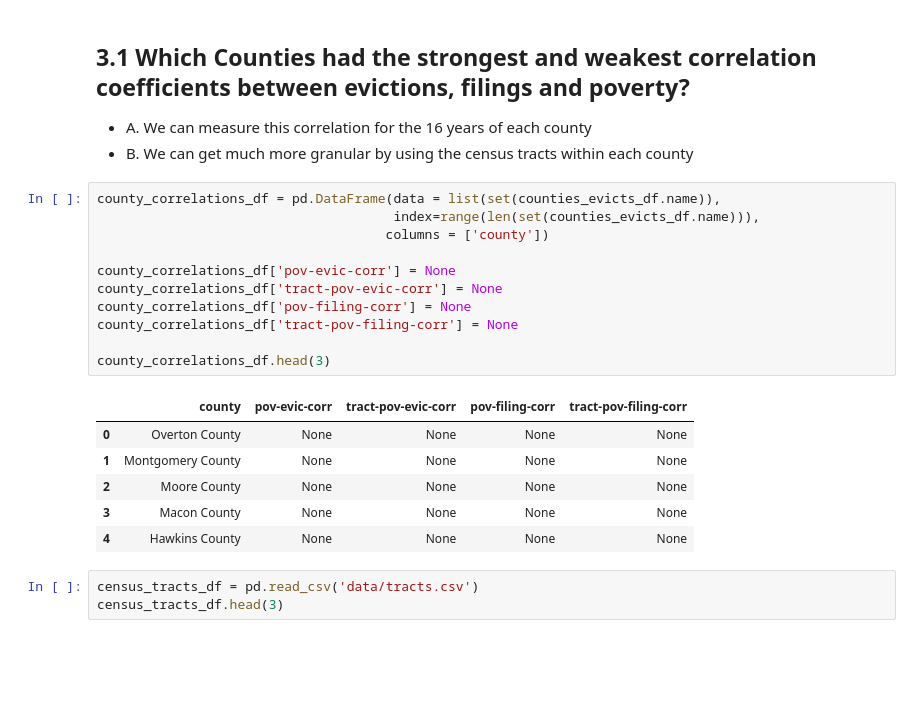
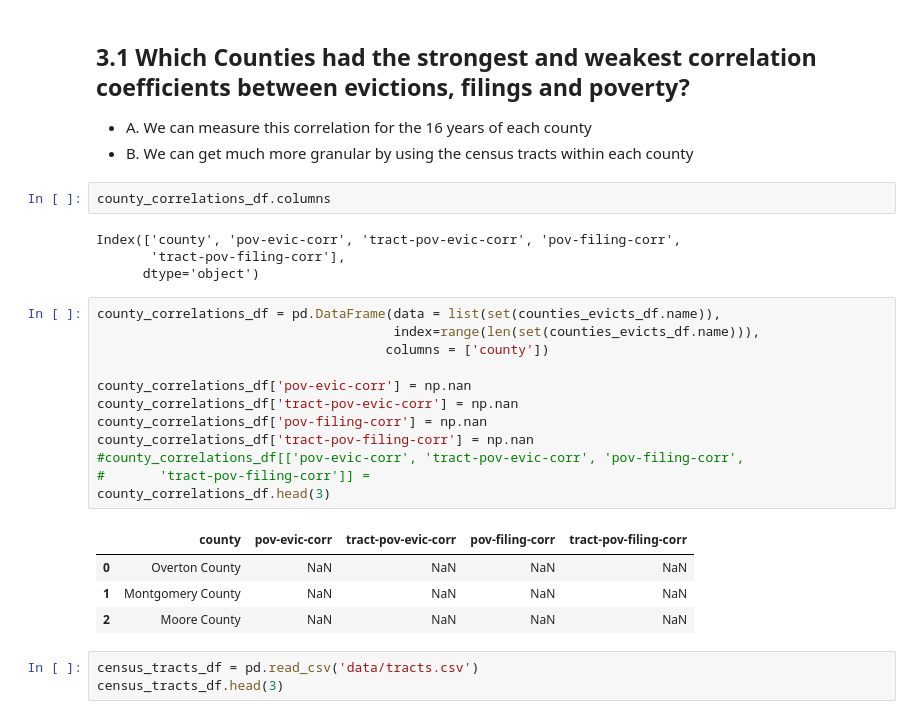
Before and after one commit to paulo-g-martinez/eviction-lab-tn-nss-capstone, a Jupyter notebook: regression-analysis-with-corrected-flags.ipynb, the cells around one changed output. Saved outputs shown, nothing was run; the diff lists cells and outputs as text; blank space fills up the shorter version.

```diff
--- a/regression-analysis-with-corrected-flags.ipynb
+++ b/regression-analysis-with-corrected-flags.ipynb
@@ -618,24 +635,29 @@ array([[ 1.        , -0.20680715],
 ## 3.1 Which Counties had the strongest and weakest correlation coefficients between evictions, filings and poverty?
 - A. We can measure this correlation for the 16 years of each county
 - B. We can get much more granular by using the census tracts within each county
+# %%
+county_correlations_df.columns
+# %% [output]
+Index(['county', 'pov-evic-corr', 'tract-pov-evic-corr', 'pov-filing-corr',
+       'tract-pov-filing-corr'],
+      dtype='object')
 # %%
 county_correlations_df = pd.DataFrame(data = list(set(counties_evicts_df.name)),
                                       index=range(len(set(counties_evicts_df.name))),
                                      columns = ['county'])
 
-county_correlations_df['pov-evic-corr'] = None
-county_correlations_df['tract-pov-evic-corr'] = None
-county_correlations_df['pov-filing-corr'] = None
-county_correlations_df['tract-pov-filing-corr'] = None
-
+county_correlations_df['pov-evic-corr'] = np.nan
+county_correlations_df['tract-pov-evic-corr'] = np.nan
+county_correlations_df['pov-filing-corr'] = np.nan
+county_correlations_df['tract-pov-filing-corr'] = np.nan
+#county_correlations_df[['pov-evic-corr', 'tract-pov-evic-corr', 'pov-filing-corr',
+#       'tract-pov-filing-corr']] =
 county_correlations_df.head(3)
 # %% [output]
 |  | county | pov-evic-corr | tract-pov-evic-corr | pov-filing-corr | tract-pov-filing-corr |
-| 0 | Overton County | None | None | None | None |
-| 1 | Montgomery County | None | None | None | None |
-| 2 | Moore County | None | None | None | None |
-| 3 | Macon County | None | None | None | None |
-| 4 | Hawkins County | None | None | None | None |
+| 0 | Overton County | NaN | NaN | NaN | NaN |
+| 1 | Montgomery County | NaN | NaN | NaN | NaN |
+| 2 | Moore County | NaN | NaN | NaN | NaN |
 # %%
 census_tracts_df = pd.read_csv('data/tracts.csv')
 census_tracts_df.head(3)
```
Also changed, not shown: parts of 40 cells of this notebook.
